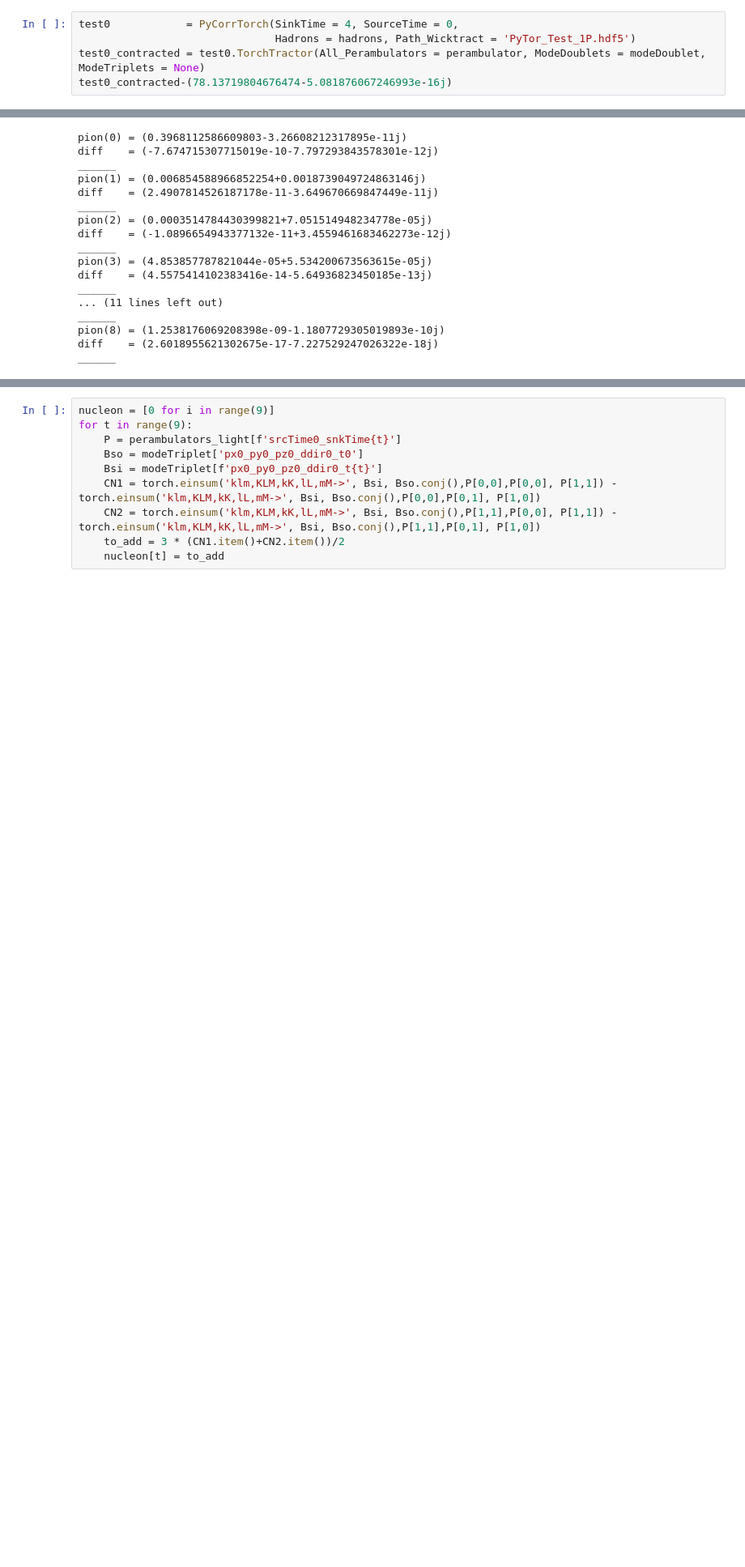
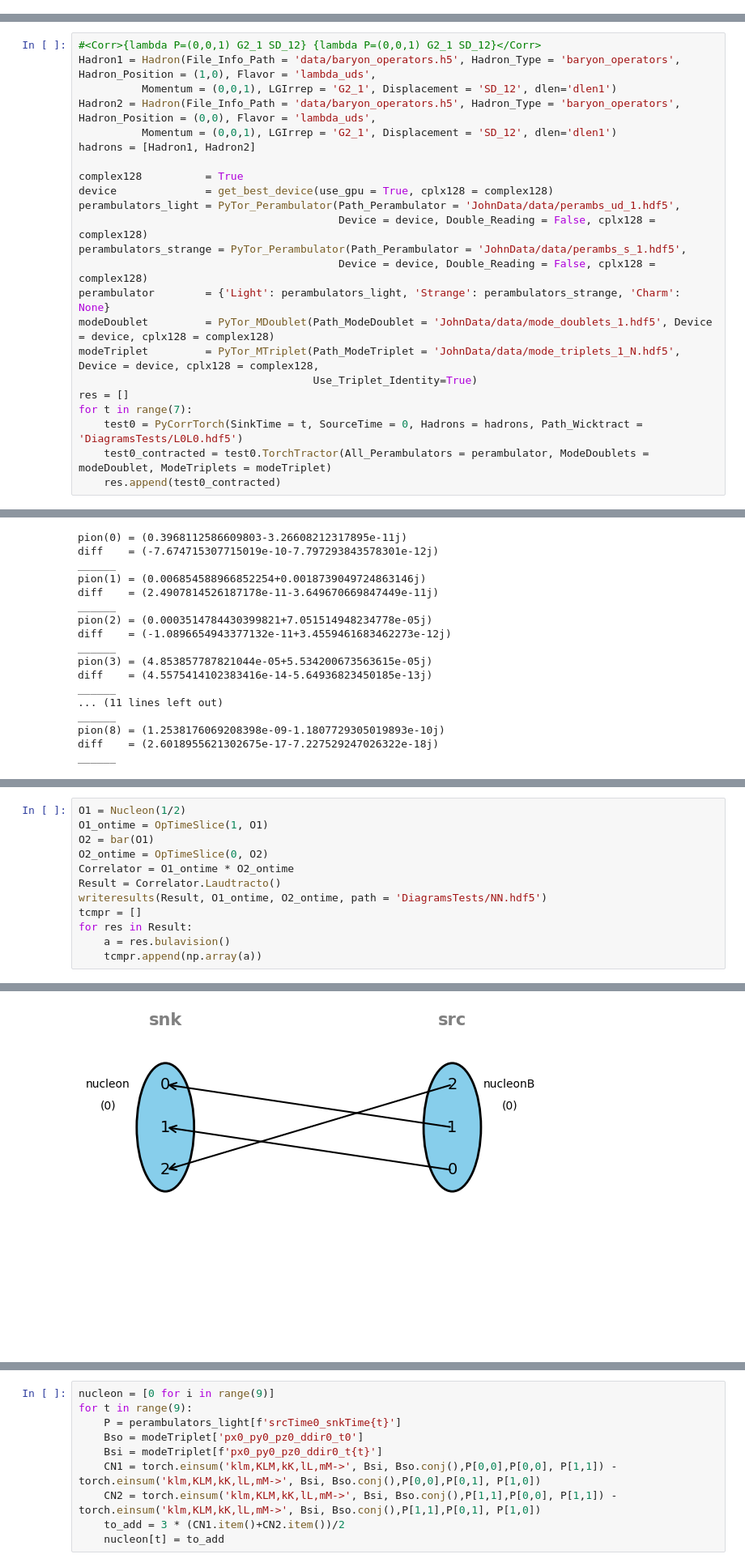
Before and after one commit to Herzallah15/PyTorTractor, a Jupyter notebook: Main.ipynb, the cells around one changed output, grey strips where cells are left out. Shown at 81% size. Cells and saved outputs as stored; diff of their text form; blank space fills up the shorter version.

```diff
--- a/Main.ipynb
+++ b/Main.ipynb
@@ -71,5 +2,0 @@ MT_Tensor has been successfully constructed
-# %%
-test0            = PyCorrTorch(SinkTime = 4, SourceTime = 0,
-                               Hadrons = hadrons, Path_Wicktract = 'PyTor_Test_1P.hdf5')
-test0_contracted = test0.TorchTractor(All_Perambulators = perambulator, ModeDoublets = modeDoublet, ModeTriplets = None)
-test0_contracted-(78.13719804676474-5.081876067246993e-16j)
@@ -124,0 +580,23 @@ Correlator_0 = (1.320180285209991e-07-2.160696831695969e-24j)
+# %%
+#<Corr>{lambda P=(0,0,1) G2_1 SD_12} {lambda P=(0,0,1) G2_1 SD_12}</Corr>
+Hadron1 = Hadron(File_Info_Path = 'data/baryon_operators.h5', Hadron_Type = 'baryon_operators', Hadron_Position = (1,0), Flavor = 'lambda_uds',
+          Momentum = (0,0,1), LGIrrep = 'G2_1', Displacement = 'SD_12', dlen='dlen1')
+Hadron2 = Hadron(File_Info_Path = 'data/baryon_operators.h5', Hadron_Type = 'baryon_operators', Hadron_Position = (0,0), Flavor = 'lambda_uds',
+          Momentum = (0,0,1), LGIrrep = 'G2_1', Displacement = 'SD_12', dlen='dlen1')
+hadrons = [Hadron1, Hadron2]
+
+complex128          = True
+device              = get_best_device(use_gpu = True, cplx128 = complex128)
+perambulators_light = PyTor_Perambulator(Path_Perambulator = 'JohnData/data/perambs_ud_1.hdf5',
+                                         Device = device, Double_Reading = False, cplx128 = complex128)
+perambulators_strange = PyTor_Perambulator(Path_Perambulator = 'JohnData/data/perambs_s_1.hdf5',
+                                         Device = device, Double_Reading = False, cplx128 = complex128)
+perambulator        = {'Light': perambulators_light, 'Strange': perambulators_strange, 'Charm': None}
+modeDoublet         = PyTor_MDoublet(Path_ModeDoublet = 'JohnData/data/mode_doublets_1.hdf5', Device = device, cplx128 = complex128)
+modeTriplet         = PyTor_MTriplet(Path_ModeTriplet = 'JohnData/data/mode_triplets_1_N.hdf5', Device = device, cplx128 = complex128,
+                                     Use_Triplet_Identity=True)
+res = []
+for t in range(7):
+    test0 = PyCorrTorch(SinkTime = t, SourceTime = 0, Hadrons = hadrons, Path_Wicktract = 'DiagramsTests/L0L0.hdf5')
+    test0_contracted = test0.TorchTractor(All_Perambulators = perambulator, ModeDoublets = modeDoublet, ModeTriplets = modeTriplet)
+    res.append(test0_contracted)
@@ -233,0 +911,13 @@ ______
+# %%
+O1 = Nucleon(1/2)
+O1_ontime = OpTimeSlice(1, O1)
+O2 = bar(O1)
+O2_ontime = OpTimeSlice(0, O2)
+Correlator = O1_ontime * O2_ontime
+Result = Correlator.Laudtracto()
+writeresults(Result, O1_ontime, O2_ontime, path = 'DiagramsTests/NN.hdf5')
+tcmpr = []
+for res in Result:
+    a = res.bulavision()
+    tcmpr.append(np.array(a))
+# %% [output]
@@ -234,3 +941,4 @@ ______
+[figure, added]
 # %%
 complex128          = True
 device              = get_best_device(use_gpu = True, cplx128 = complex128)
```
Also changed, not shown: parts of 72 cells of this notebook, 5 other files.
